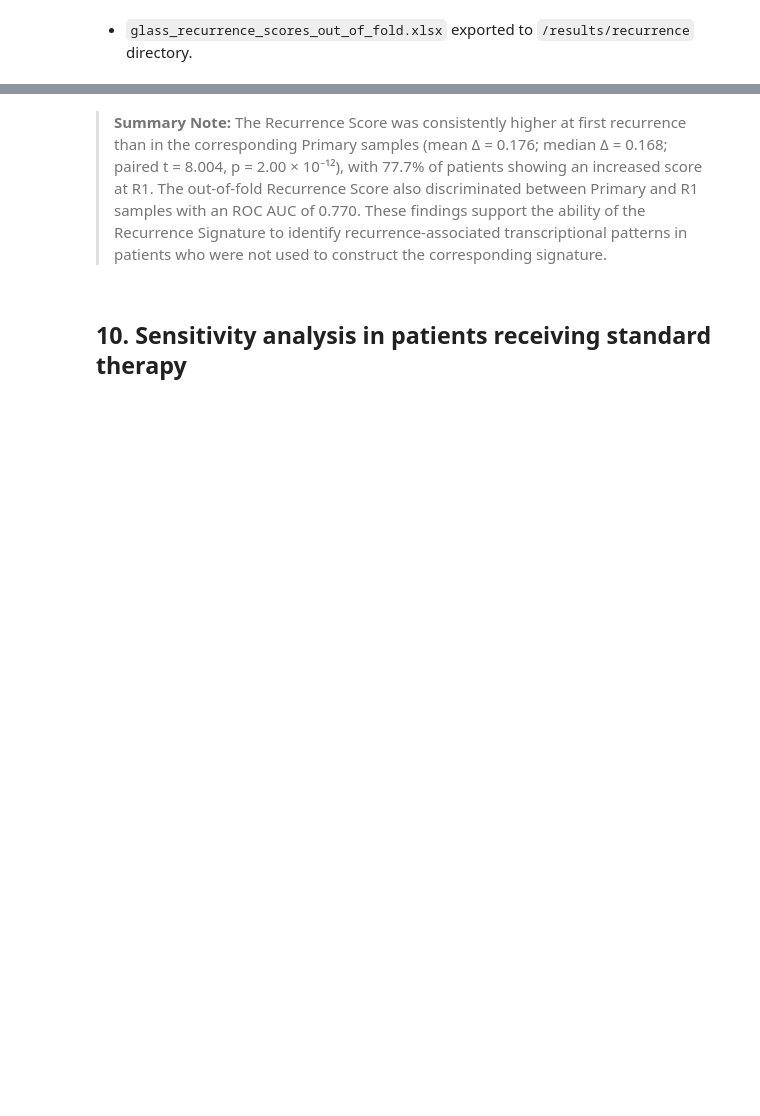
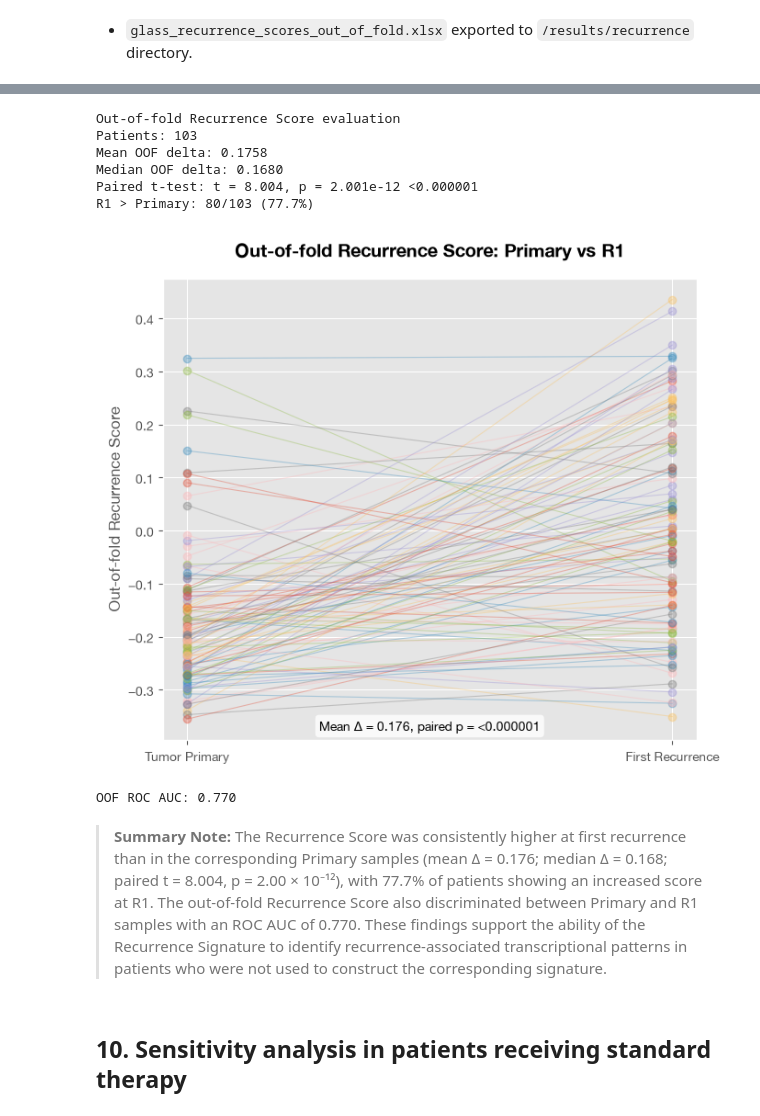
Before and after one commit to zuhany/cell_lines_pv_26, a Jupyter notebook: notebooks/GLASS.ipynb, the cells around one changed output, grey strips where cells are left out. Cells and saved outputs as stored; diff of their text form; code cells hidden in the pictures; blank space fills up the shorter version.

```diff
--- a/notebooks/GLASS.ipynb
+++ b/notebooks/GLASS.ipynb
@@ -3498,56 +3875,71 @@ r1_higher = (
 # %%
+t_statistic_oof = float(t_statistic_oof)
+p_value_oof = float(p_value_oof)
+
 print("Out-of-fold Recurrence Score evaluation")
 print(f"Patients: {len(oof_pairs)}")
-print(f"Mean OOF delta: {mean_oof_delta:.4f}")
-print(f"Median OOF delta: {median_oof_delta:.4f}")
+print(f"Mean OOF delta: {mean_delta_oof:.4f}")
+print(f"Median OOF delta: {median_delta_oof:.4f}")
 print(
     f"Paired t-test: "
-    f"t = {float(t_statistic):.3f}, "
-    f"p = {format_pvalue(p_value)}"
-)
+f"t = {t_statistic_oof:.3f}, "
+f"p = {p_value_oof:.3e} {format_pvalue(p_value_oof)}")
+
 print(
     f"R1 > Primary: "
-    f"{r1_higher.sum()}/{len(oof_pairs)} "
-    f"({100 * r1_higher.mean():.1f}%)"
+    f"{n_r1_higher_oof}/{n_pairs_oof} "
+    f"({100 * percent_r1_higher_oof:.1f}%)"
 )
+# %% [output]
+Out-of-fold Recurrence Score evaluation
+Patients: 103
+Mean OOF delta: 0.1758
+Median OOF delta: 0.1680
+Paired t-test: t = 8.004, p = 2.001e-12 <0.000001
+R1 > Primary: 80/103 (77.7%)
 # %%
 fig, ax = plt.subplots(figsize=(7, 6))
 
 for _, row in oof_pairs.iterrows():
     ax.plot(
-        ["Primary", "R1"],
-        [row["Primary"], row["R1"]],
+        ["Tumor Primary", "First Recurrence"],
+        [row["Tumor Primary"], row["First Recurrence"]],
         marker="o",
         linewidth=0.8,
         alpha=0.35
     )
 
 ax.set_ylabel("Out-of-fold Recurrence Score")
-ax.set_title("Out-of-fold Recurrence Score: Primary vs R1")
+ax.set_title("Out-of-fold Recurrence Score: Primary vs R1", fontweight="bold", y=1.03)
 
 ax.text(
     0.5,
     0.02,
-    f"Mean Δ = {mean_oof_delta:.3f}, "
-    f"paired p = {format_pvalue(p_value)}",
+    f"Mean Δ = {mean_delta_oof:.3f}, "
+    f"paired p = {format_pvalue(p_value_oof)}",
     transform=ax.transAxes,
-    ha="center"
+    ha="center",
+    bbox=dict(
+            boxstyle="round,pad=0.3", facecolor="white", edgecolor="none", alpha=0.8
+        )
 )
 
 plt.tight_layout()
 
 plt.savefig(
     "../figures/glass_recurrence_score_out_of_fold_paired.png",
     dpi=300,
     bbox_inches="tight"
 )
 
 plt.show()
+# %% [output]
+[figure, added]
 # %%
 roc_data = glass_recurrence_scores_out_of_fold.copy()
 
 roc_data["LABEL"] = (
-        roc_data["SAMPLE_TYPE"] == "R1"
+        roc_data["SAMPLE_TYPE"] == "First Recurrence"
 ).astype(int)
 
 oof_auc = roc_auc_score(
@@ -3556,6 +3948,8 @@ oof_auc = roc_auc_score(
 )
 
 print(f"OOF ROC AUC: {oof_auc:.3f}")
+# %% [output]
+OOF ROC AUC: 0.770
 # %% [markdown]
 > **Summary Note:** The Recurrence Score was consistently higher at first recurrence than in the corresponding Primary samples (mean Δ = 0.176; median Δ = 0.168; paired t = 8.004, p = 2.00 × 10⁻¹²), with 77.7% of patients showing an increased score at R1. The out-of-fold Recurrence Score also discriminated between Primary and R1 samples with an ROC AUC of 0.770. These findings support the ability of the Recurrence Signature to identify recurrence-associated transcriptional patterns in patients who were not used to construct the corresponding signature.
 # %% [markdown]
```
Also changed, not shown: parts of 83 cells of this notebook, 24 other files.
